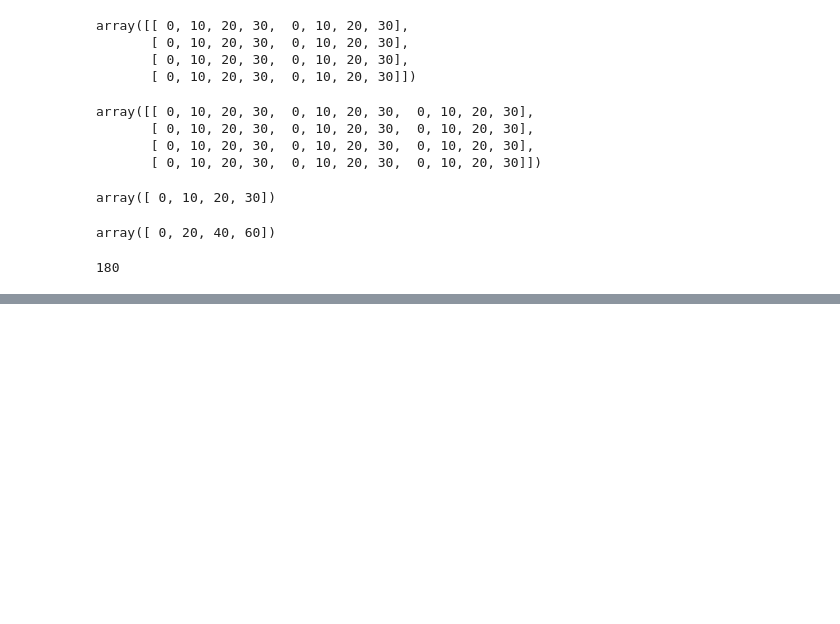
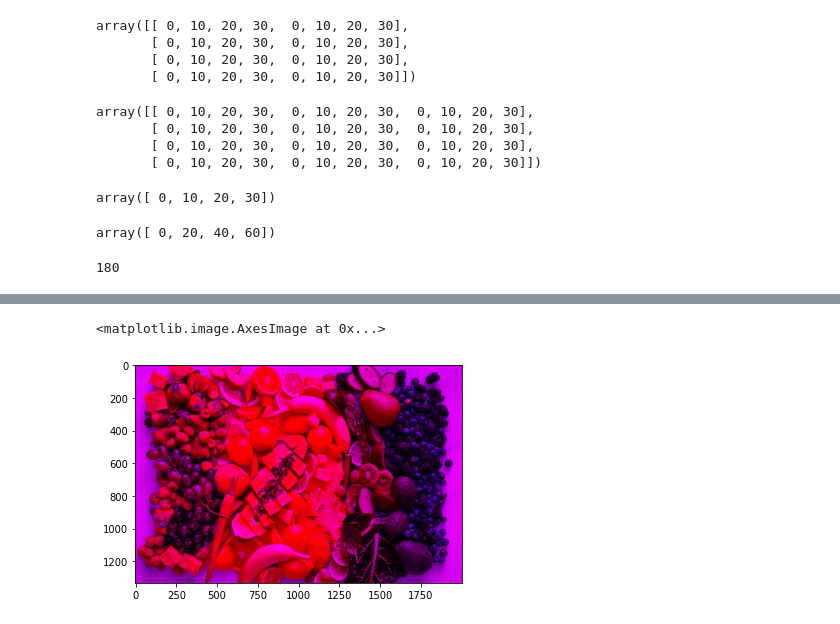
Before and after one commit to Chethan117/Python-Refresher, a Jupyter notebook: Numpy_03.ipynb, the cells around one changed output, grey strips where cells are left out. Cells and saved outputs as stored; diff of their text form; code cells hidden in the pictures; blank space fills up the shorter version.

```diff
--- a/Numpy_03.ipynb
+++ b/Numpy_03.ipynb
@@ -182,0 +498,5 @@ np.sum(a+b)
+# %%
+plt.imshow(img_no_green)
+# %% [output]
+<matplotlib.image.AxesImage at 0x...>
+[figure, added]
```
Also changed, not shown: parts of 70 cells of this notebook, 4 other files.
